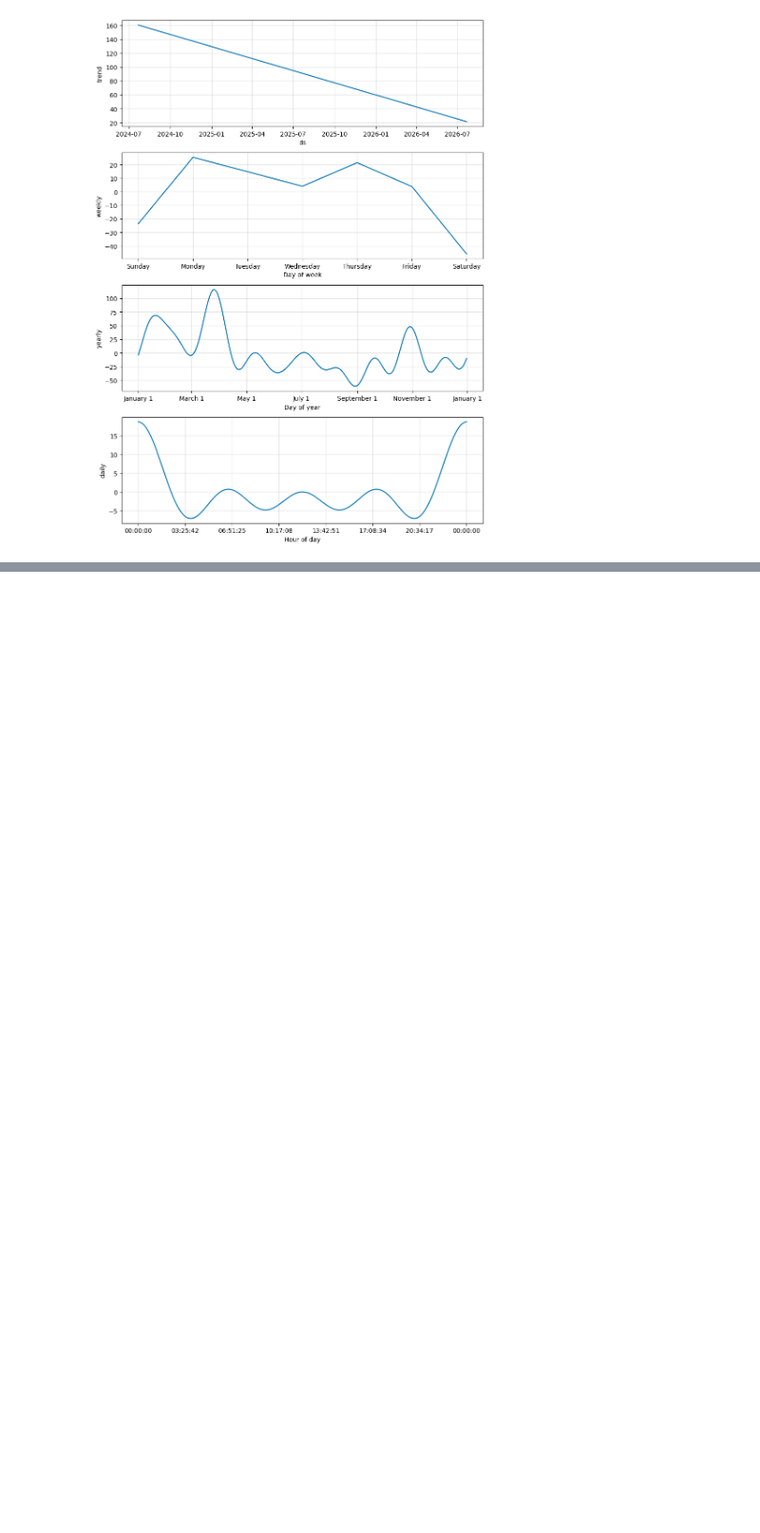
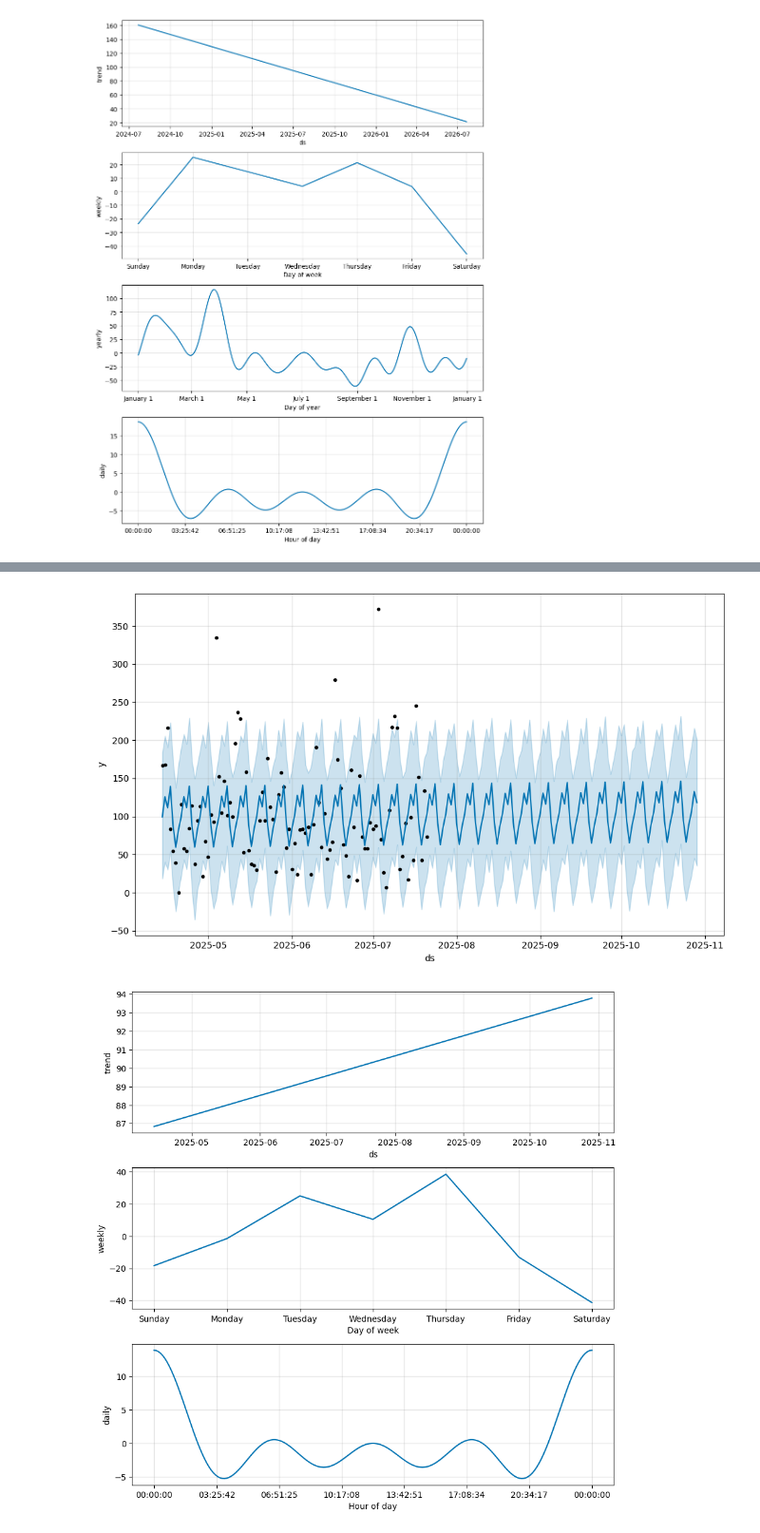
Before and after one commit to Dzemidov/Dzemidovich_kursovoi, a Jupyter notebook: 3_Time_Series_Analysis.ipynb, the cells around one changed output, grey strips where cells are left out. Shown at 95% size. Saved outputs shown, nothing was run; the diff lists cells and outputs as text; code cells hidden in the pictures; blank space fills up the shorter version.

```diff
--- a/3_Time_Series_Analysis.ipynb
+++ b/3_Time_Series_Analysis.ipynb
@@ -66,0 +80,8 @@ forecast = model.predict(future)
+# %%
+# Прогноз прибыли с Prophet на данных после фикс наценки
+prophet_data_after = df_after.groupby(df_after['Дата'].dt.date)['Profit'].sum().reset_index()
+prophet_data_after.columns = ['ds', 'y']
+model_after = Prophet(yearly_seasonality=False, weekly_seasonality=True, daily_seasonality=True, seasonality_prior_scale=1.0)
+model_after.fit(prophet_data_after)
+future_after = model_after.make_future_dataframe(periods=100)
+forecast_after = model_after.predict(future_after)
@@ -74,0 +125,7 @@ fig2 = model.plot_components(forecast)
+# %%
+# Прогноз на данных до наценки
+fig1 = model_after.plot(forecast_after)
+fig2 = model_after.plot_components(forecast_after)
+# %% [output]
+[figure, added]
+[figure, added]
```
Also changed, not shown: parts of 8 cells of this notebook, 1 other file.
